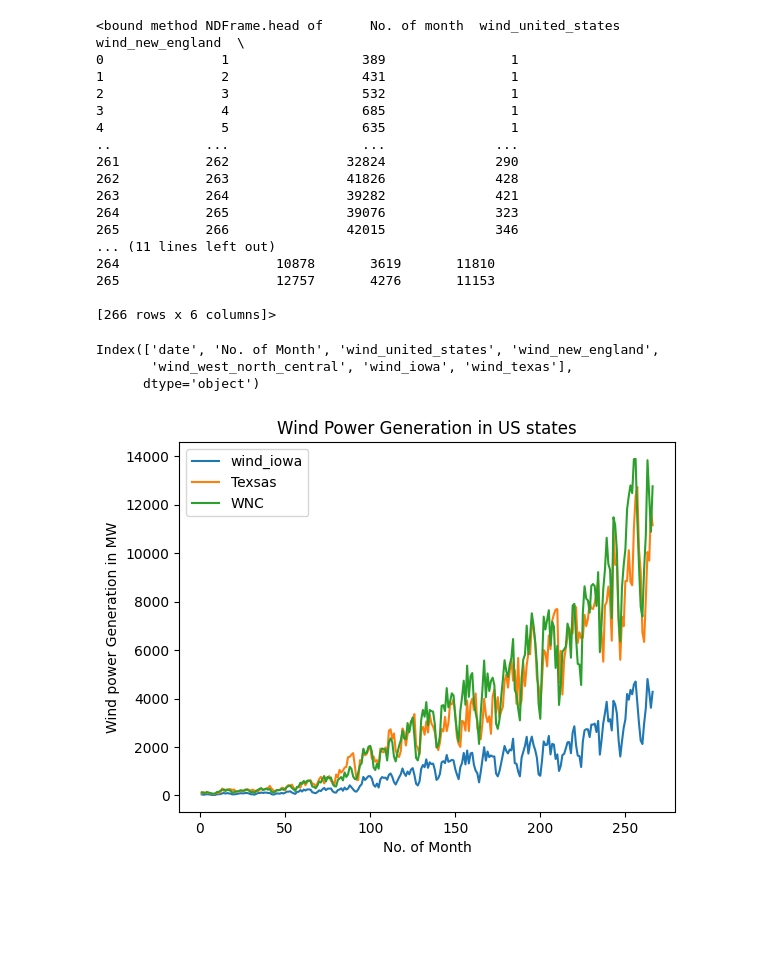
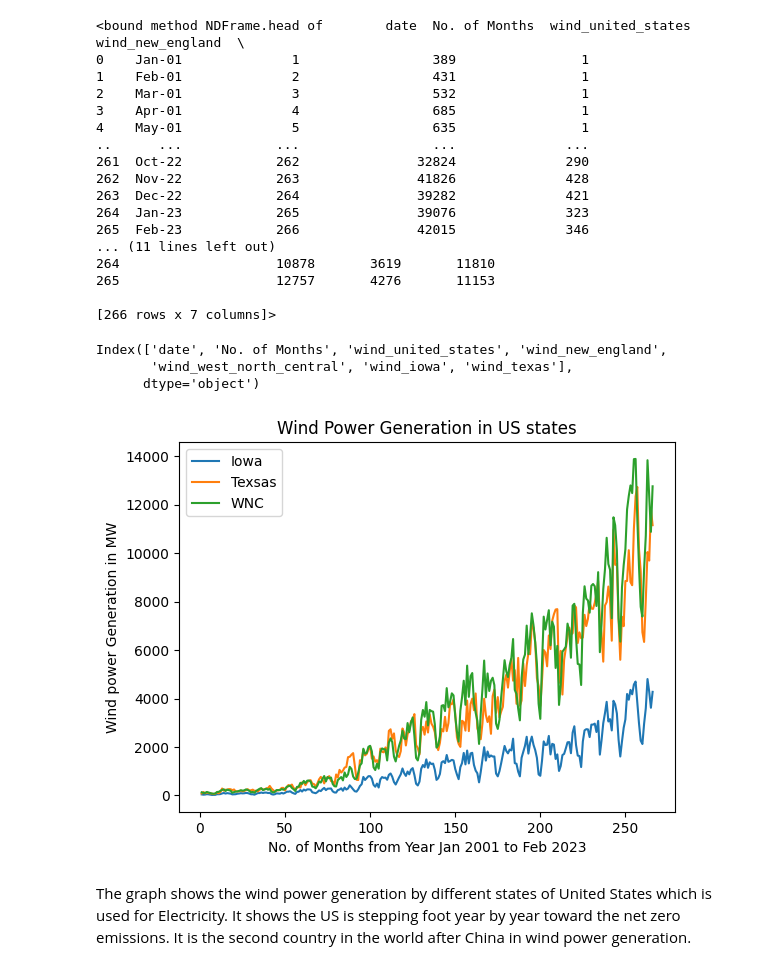
Before and after one commit to Sandika978/Energy, a Jupyter notebook: Wind_Energy_in_US.ipynb, the cells around one changed output. Saved outputs shown, nothing was run; the diff lists cells and outputs as text; code cells hidden in the pictures; blank space fills up the shorter version.

```diff
--- a/Wind_Energy_in_US.ipynb
+++ b/Wind_Energy_in_US.ipynb
@@ -13,43 +20,46 @@ import pandas as pd
 # %%
-path_dataset='/content/Energy production by different source.csv'
+path_dataset='/content/drive/MyDrive/Colab Notebooks/Energy production by different source.csv'
 # %%
 df=pd.read_csv(path_dataset)
 # %%
 df.head
 # %% [output]
-<bound method NDFrame.head of      No. of month  wind_united_states wind_new_england  \
-0               1                 389                1
-1               2                 431                1
-2               3                 532                1
-3               4                 685                1
-4               5                 635                1
-..            ...                 ...              ...
-261           262               32824              290
-262           263               41826              428
-263           264               39282              421
-264           265               39076              323
-265           266               42015              346
+<bound method NDFrame.head of        date  No. of Months  wind_united_states wind_new_england  \
+0    Jan-01              1                 389                1
+1    Feb-01              2                 431                1
+2    Mar-01              3                 532                1
+3    Apr-01              4                 685                1
+4    May-01              5                 635                1
+..      ...            ...                 ...              ...
+261  Oct-22            262               32824              290
+262  Nov-22            263               41826              428
+263  Dec-22            264               39282              421
+264  Jan-23            265               39076              323
+265  Feb-23            266               42015              346
 ... (11 lines left out)
 264                    10878       3619       11810
 265                    12757       4276       11153
 
-[266 rows x 6 columns]>
+[266 rows x 7 columns]>
 # %%
 df.columns
 # %% [output]
-Index(['date', 'No. of Month', 'wind_united_states', 'wind_new_england',
+Index(['date', 'No. of Months', 'wind_united_states', 'wind_new_england',
        'wind_west_north_central', 'wind_iowa', 'wind_texas'],
       dtype='object')
 # %%
 import matplotlib.pyplot as plt
-plt.plot(df['No. of Month'], df['wind_iowa'],label='wind_iowa')
-plt.plot(df['No. of Month'], df['wind_texas'], label='Texsas')
-plt.plot(df['No. of Month'], df['wind_west_north_central'], label='WNC')
-plt.xlabel('No. of Month')
+plt.plot(df['No. of Months'], df['wind_iowa'],label='Iowa')
+plt.plot(df['No. of Months'], df['wind_texas'], label='Texsas')
+plt.plot(df['No. of Months'], df['wind_west_north_central'], label='WNC')
+plt.xlabel('No. of Months from Year Jan 2001 to Feb 2023')
 plt.ylabel('Wind power Generation in MW')
 plt.legend()
 plt.title('Wind Power Generation in US states')
 plt.savefig('Wind.png')
 plt.show()
 # %% [output]
-[figure, old version]
+[figure, new version]
+# %% [markdown]
+The graph shows the wind power generation by different states of United States which is used for Electricity.
+It shows the US is stepping foot year by year toward the net zero emissions. It is the second country in the world after China in wind power generation.
```
Also changed, not shown: parts of 4 cells of this notebook.
